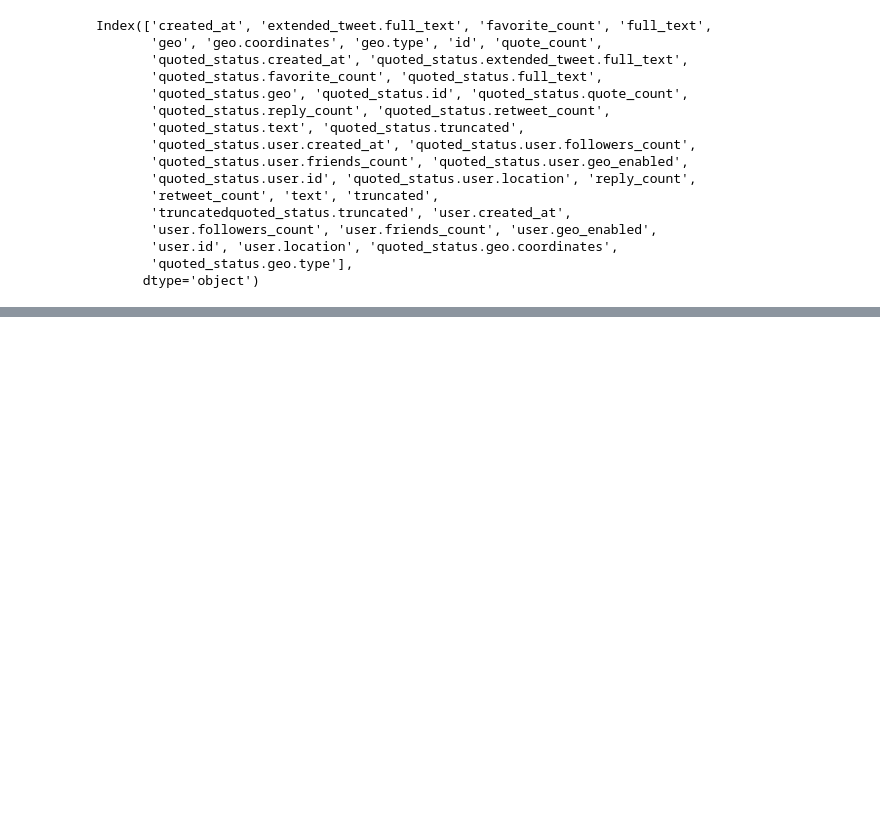
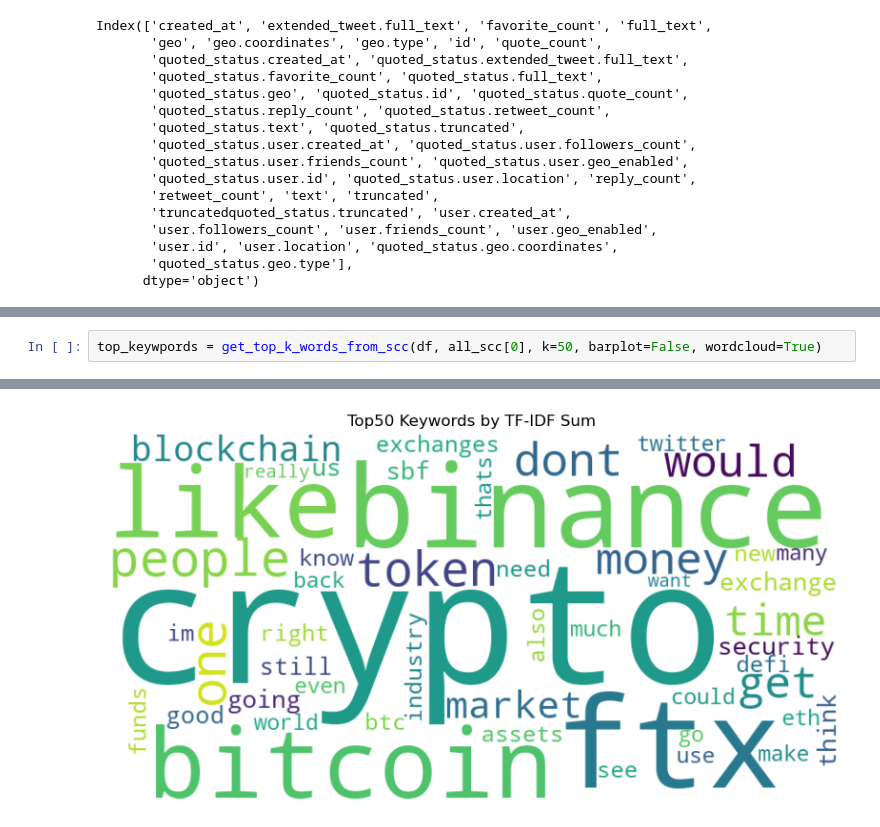
Before and after one commit to blockchain-interoperability/blockchain-social-media, a Jupyter notebook: Graph_Experiments.ipynb, the cells around one changed output, grey strips where cells are left out. Drawn from its saved outputs; the diff is of its cells as text; blank space fills up the shorter version.

```diff
--- a/Graph_Experiments.ipynb
+++ b/Graph_Experiments.ipynb
@@ -352,0 +423,3 @@ ModuleNotFoundError: No module named 'cudf'
+# %%
+top_keywpords = get_top_k_words_from_scc(df, all_scc[0], k=50, barplot=False, wordcloud=True)
+# %% [output]
@@ -352,0 +429 @@ ModuleNotFoundError: No module named 'cudf'
+[figure, added]
```
Also changed, not shown: parts of 24 cells of this notebook.
